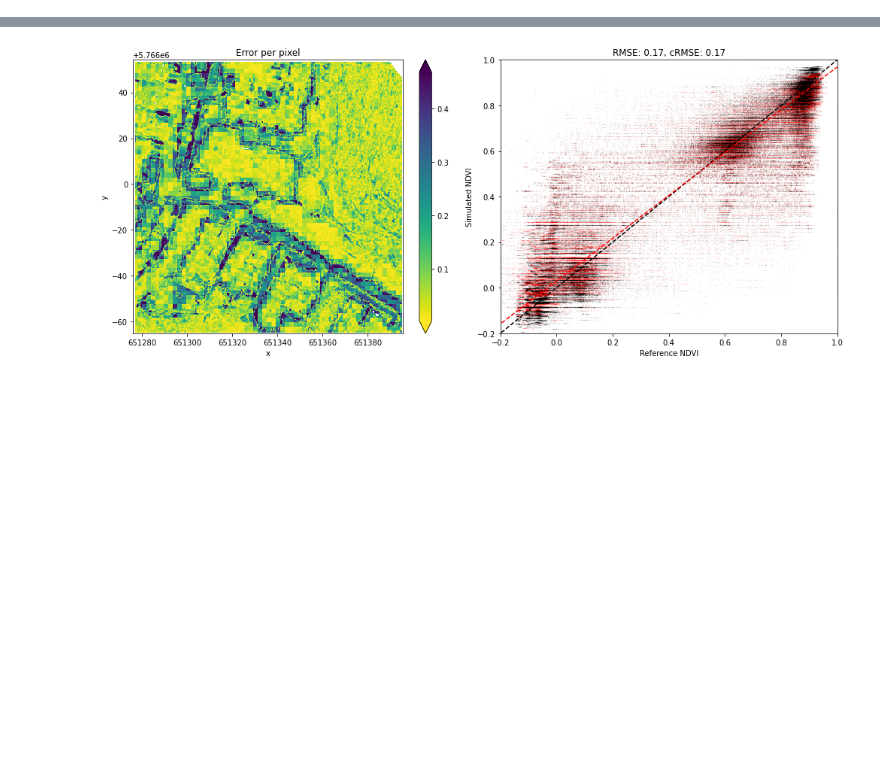
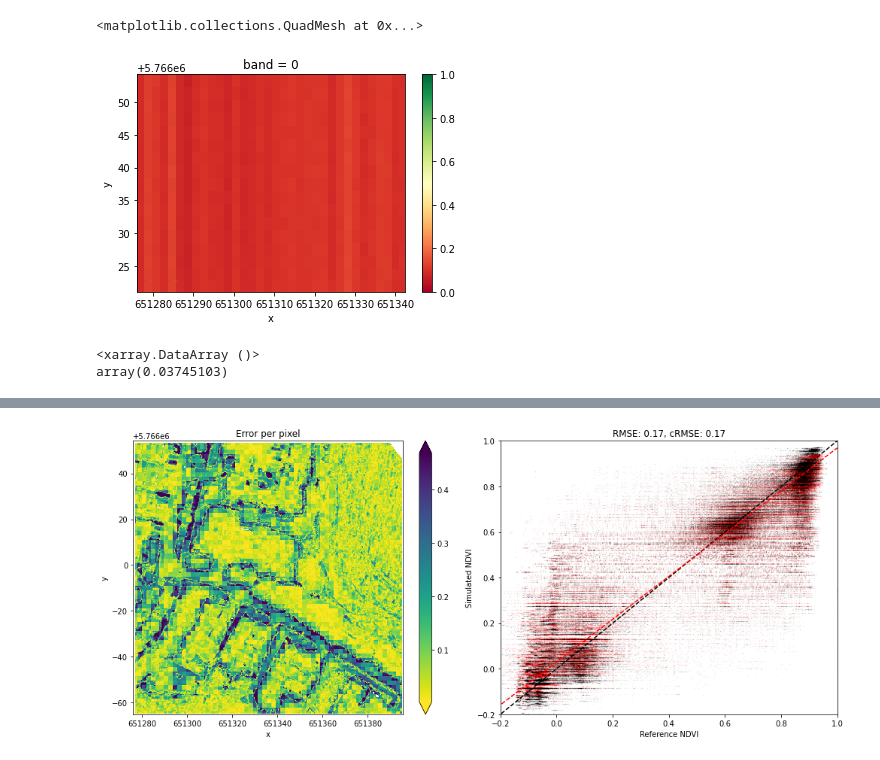
Before and after one commit to joe-fennell/pyeosim, a Jupyter notebook: 2_CMOS.ipynb, the cells around one changed output, grey strips where cells are left out. Cells and saved outputs as stored; diff of their text form; code cells hidden in the pictures; blank space fills up the shorter version.

```diff
--- a/2_CMOS.ipynb
+++ b/2_CMOS.ipynb
@@ -106,0 +108,2 @@ TypeError: unsupported format string passed to numpy.ndarray.__format__
+# %%
+ref = cmos_pipe.transform(TOA_10)
@@ -106,0 +129,10 @@ TypeError: unsupported format string passed to numpy.ndarray.__format__
+# %%
+ref.isel(band=0).plot(cmap='RdYlGn',vmin=0,vmax=1)
+# %% [output]
+<matplotlib.collections.QuadMesh at 0x...>
+[figure, added]
+# %%
+ref.std()
+# %% [output]
+<xarray.DataArray ()>
+array(0.03745103)
```
Also changed, not shown: parts of 13 cells of this notebook, 8 other files.
